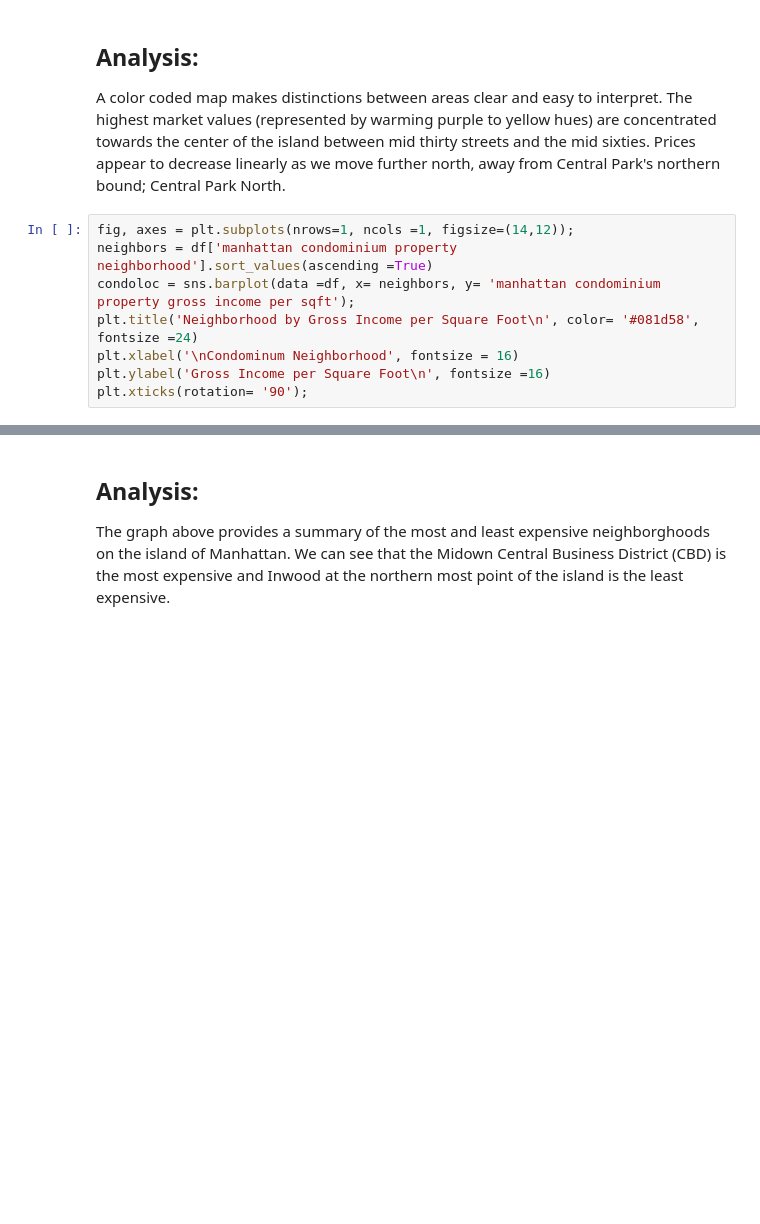
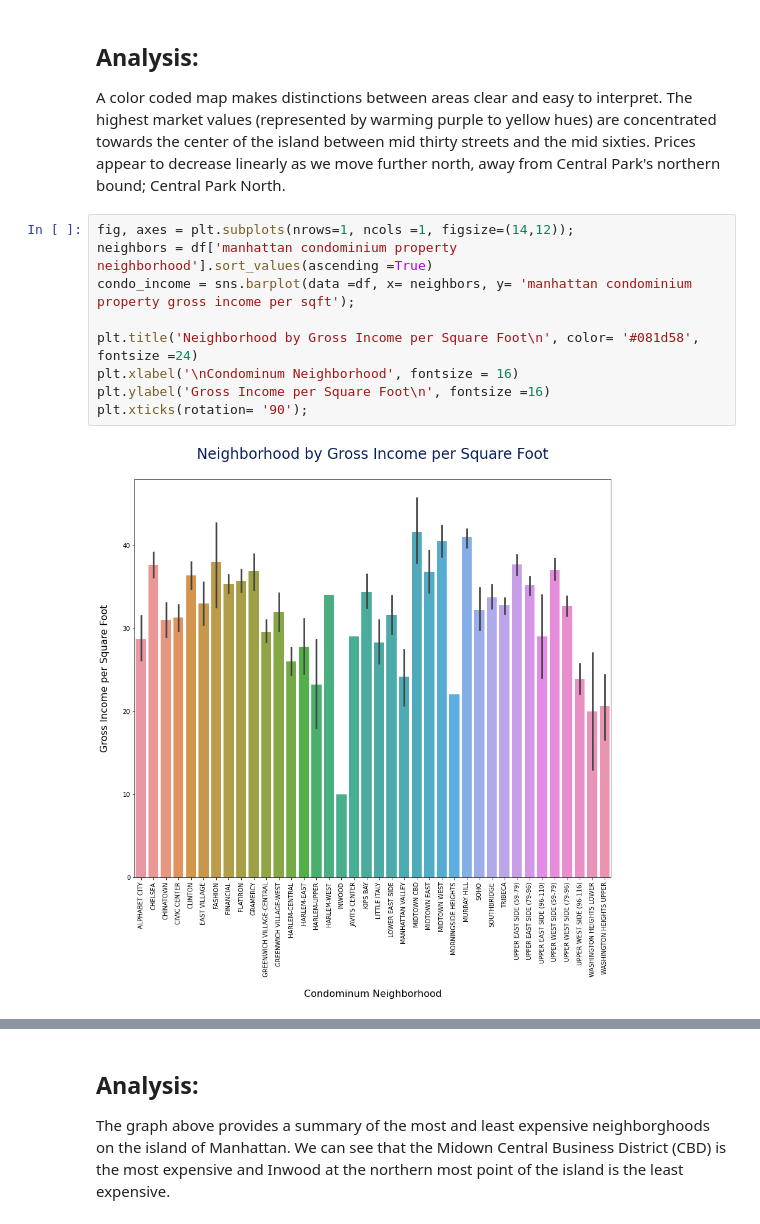
Before and after one commit to starkjones/NYC-Condominium-Rental-Income-Analysis, a Jupyter notebook: NYC_Condo_Comp_RI__Analysis.ipynb, the cells around one changed output, grey strips where cells are left out. Drawn from its saved outputs; the diff is of its cells as text; blank space fills up the shorter version.

```diff
--- a/NYC_Condo_Comp_RI__Analysis.ipynb
+++ b/NYC_Condo_Comp_RI__Analysis.ipynb
@@ -248,8 +398,11 @@ A color coded map makes distinctions between areas clear and easy to interpret.
 # %%
 fig, axes = plt.subplots(nrows=1, ncols =1, figsize=(14,12));
 neighbors = df['manhattan condominium property neighborhood'].sort_values(ascending =True)
-condoloc = sns.barplot(data =df, x= neighbors, y= 'manhattan condominium property gross income per sqft');
+condo_income = sns.barplot(data =df, x= neighbors, y= 'manhattan condominium property gross income per sqft');
+
 plt.title('Neighborhood by Gross Income per Square Foot\n', color= '#081d58', fontsize =24)
 plt.xlabel('\nCondominum Neighborhood', fontsize = 16)
 plt.ylabel('Gross Income per Square Foot\n', fontsize =16)
 plt.xticks(rotation= '90');
+# %% [output]
+[figure, added]
```
Also changed, not shown: parts of 45 cells of this notebook.
